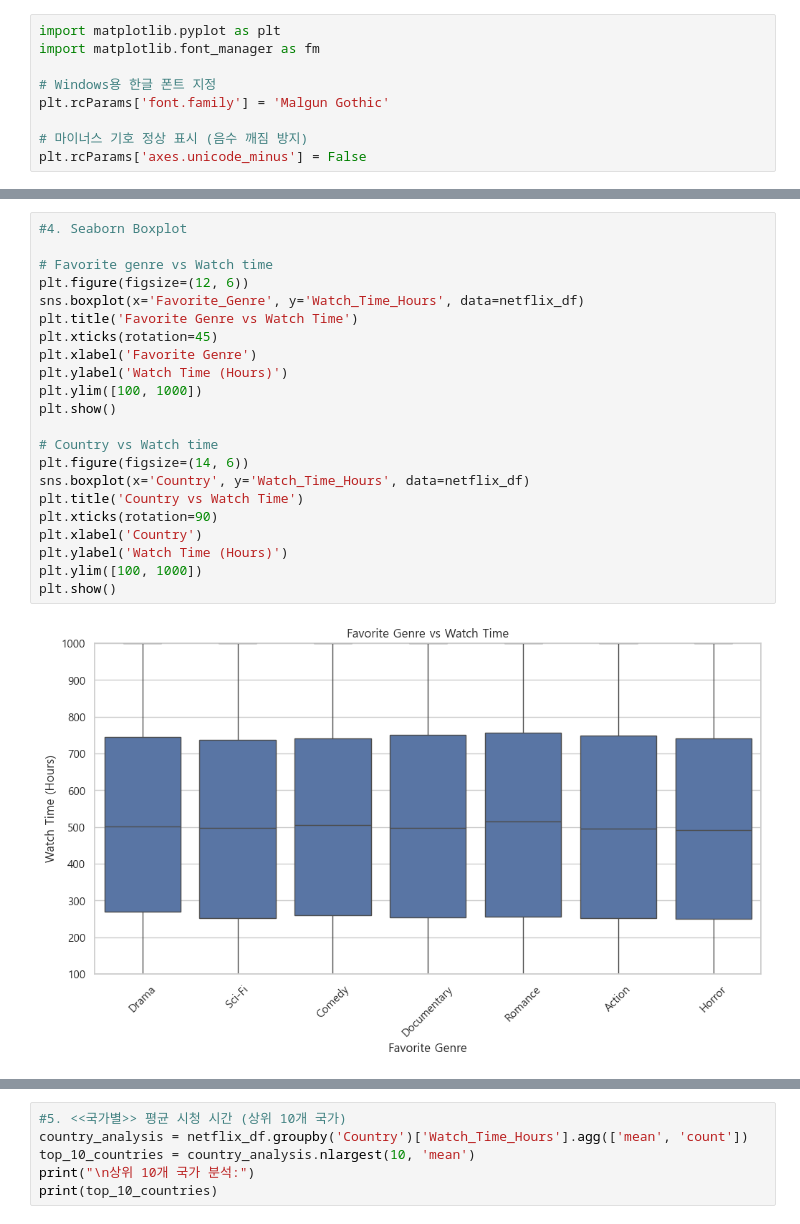
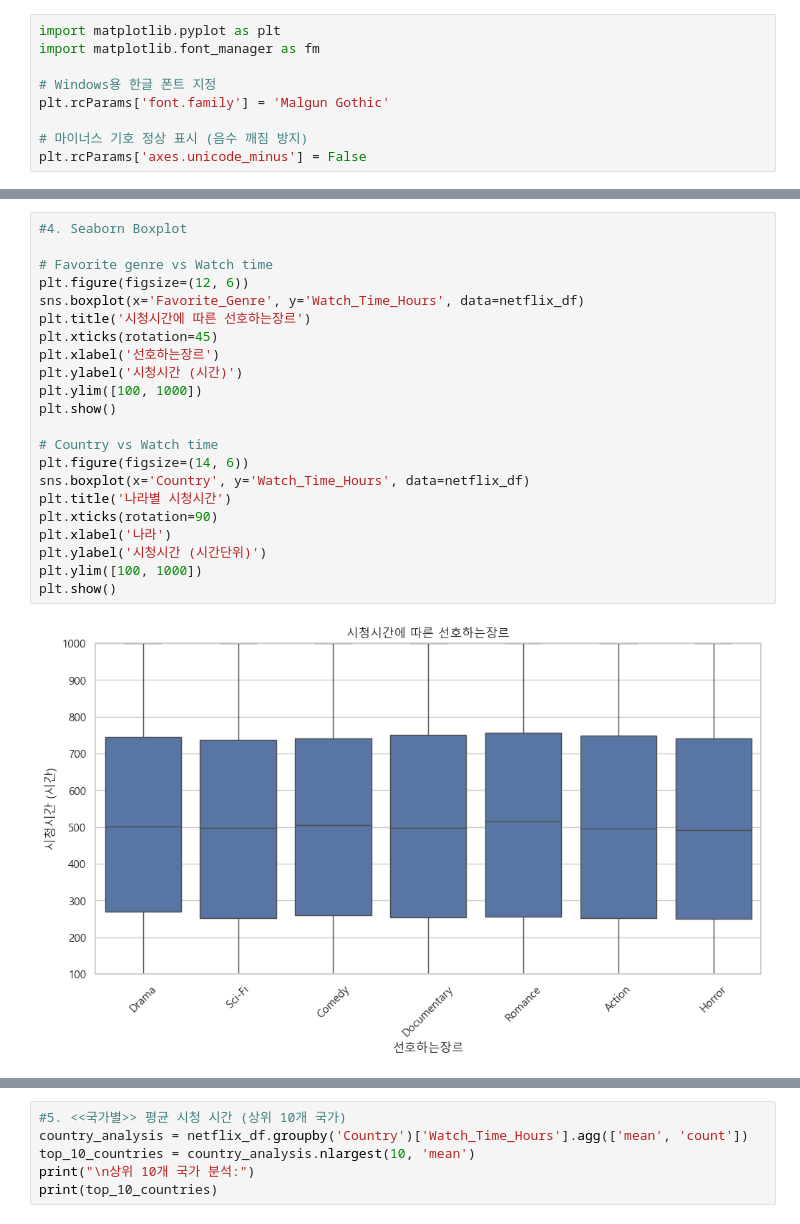
Before and after one commit to skn-ai14-250409/SKN14-EDA-5Team, a Jupyter notebook: JeonJungKyu/last.ipynb, the cells around one changed output, grey strips where cells are left out. Cells and saved outputs as stored; diff of their text form.

```diff
--- a/JeonJungKyu/last.ipynb
+++ b/JeonJungKyu/last.ipynb
@@ -102,24 +153,24 @@ plt.show()
 # %%
 #4. Seaborn Boxplot
 
 # Favorite genre vs Watch time
 plt.figure(figsize=(12, 6))
 sns.boxplot(x='Favorite_Genre', y='Watch_Time_Hours', data=netflix_df)
-plt.title('Favorite Genre vs Watch Time')
+plt.title('시청시간에 따른 선호하는장르')
 plt.xticks(rotation=45)
-plt.xlabel('Favorite Genre')
-plt.ylabel('Watch Time (Hours)')
+plt.xlabel('선호하는장르')
+plt.ylabel('시청시간 (시간)')
 plt.ylim([100, 1000])
 plt.show()
 
 # Country vs Watch time
 plt.figure(figsize=(14, 6))
 sns.boxplot(x='Country', y='Watch_Time_Hours', data=netflix_df)
-plt.title('Country vs Watch Time')
+plt.title('나라별 시청시간')
 plt.xticks(rotation=90)
-plt.xlabel('Country')
-plt.ylabel('Watch Time (Hours)')
+plt.xlabel('나라')
+plt.ylabel('시청시간 (시간단위)')
 plt.ylim([100, 1000])
 plt.show()
 # %% [output]
-[figure, old version]
+[figure, new version]
```
Also changed, not shown: parts of 9 cells of this notebook.
